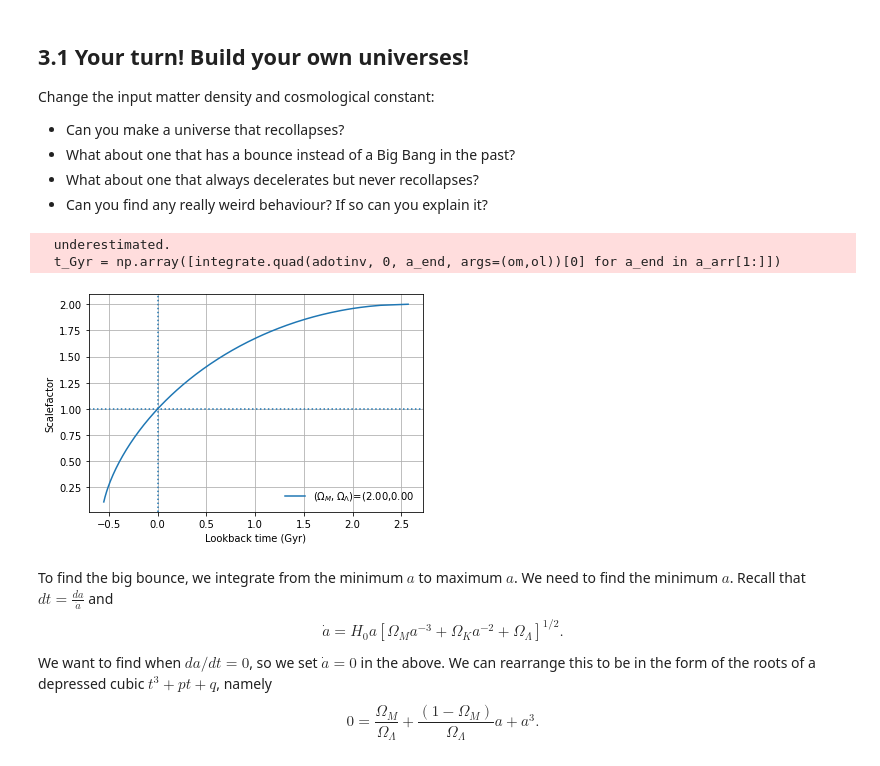
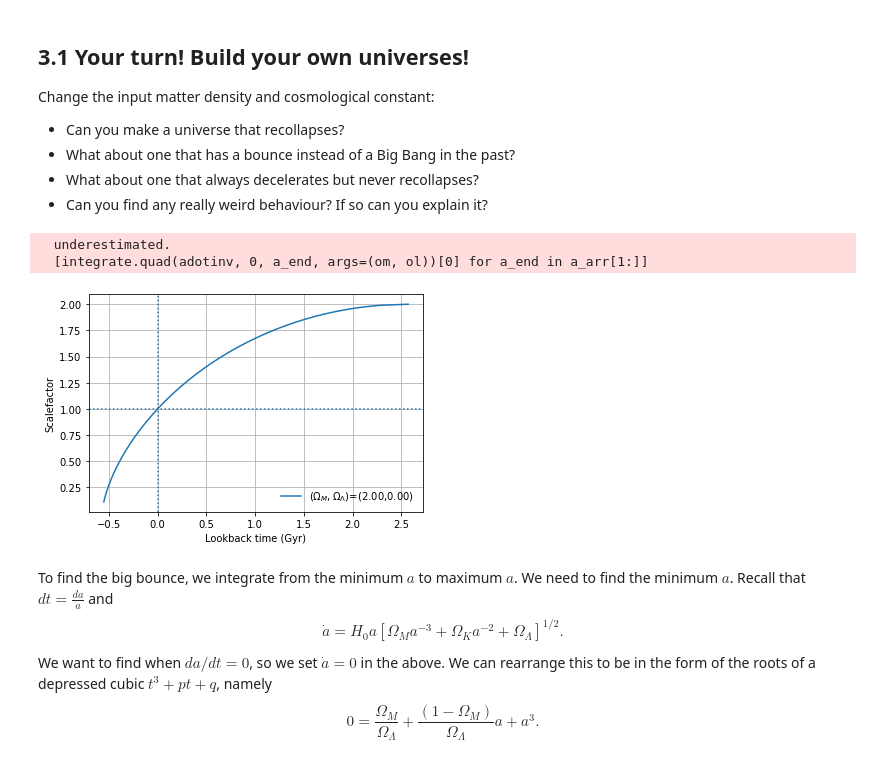
Before and after one commit to Eldred777/Cosmological_Project, a Jupyter notebook: CosmologyIntroduction/Ciaran_intro.ipynb, the cells around one changed output. Drawn from its saved outputs; the diff is of its cells as text; code cells hidden in the pictures.

```diff
--- a/CosmologyIntroduction/Ciaran_intro.ipynb
+++ b/CosmologyIntroduction/Ciaran_intro.ipynb
@@ -240,32 +248,36 @@ a_arr = np.arange(astart,astop,astep)
 # %%
 ## RECOLLAPSES
 om = 2
 ol = 0
 
-t_today_Gyr, _ = integrate.quad(adotinv, 0, 1, args=(om,ol))
-t_Gyr = np.array([integrate.quad(adotinv, 0, a_end, args=(om,ol))[0] for a_end in a_arr[1:]])
+t_today_Gyr, _ = integrate.quad(adotinv, 0, 1, args=(om, ol))
+t_Gyr = np.array(
+    [integrate.quad(adotinv, 0, a_end, args=(om, ol))[0] for a_end in a_arr[1:]]
+)
 # slice [1:] to avoid division by zero error
 t_lookback_Gyr = t_Gyr - t_today_Gyr
 
 # Plot this new model
 fig, ax = plt.subplots()
 # slice a_arr [1:] for same reason as t_Gyr slice
-ax.plot(t_lookback_Gyr,a_arr[1:],label=f'($\Omega_M,\Omega_\Lambda$)=({om:.2f},{ol:.2f}')
-ax.axvline(x=0,linestyle=':') # Plot some crosshairs
-ax.axhline(y=1,linestyle=':')
-ax.set_xlabel('Lookback time (Gyr)')
-ax.set_ylabel('Scalefactor')
-ax.legend(loc='lower right',frameon=False)
+ax.plot(
+    t_lookback_Gyr, a_arr[1:], label=f"($\Omega_M,\Omega_\Lambda$)=({om:.2f},{ol:.2f})"
+)
+ax.axvline(x=0, linestyle=":")  # Plot some crosshairs
+ax.axhline(y=1, linestyle=":")
+ax.set_xlabel("Lookback time (Gyr)")
+ax.set_ylabel("Scalefactor")
+ax.legend(loc="lower right", frameon=False)
 ax.grid()
 
 if not np.all(t_Gyr):
     print("Undefined values for given a, possibly recollapsing.")
-
-# TODO not sure why this isn't giving us what we want??
+fig.savefig(f"{cd}/CosmologyIntroduction/plots/C_recollapsing.png")
+fig.savefig(f"{cd}/CosmologyIntroduction/plots/C_recollapsing.pdf")
 # %% [output]
   underestimated.
-  t_Gyr = np.array([integrate.quad(adotinv, 0, a_end, args=(om,ol))[0] for a_end in a_arr[1:]])
+  [integrate.quad(adotinv, 0, a_end, args=(om, ol))[0] for a_end in a_arr[1:]]
-[figure, old version]
+[figure, new version]
 # %% [markdown]
 To find the big bounce, we integrate from the minimum $a$ to maximum $a$. We need to find the minimum $a$. Recall that $dt= \frac{da}{\dot{a}} $ and
 $$
```
Also changed, not shown: parts of 6 cells of this notebook, 2 other files.
